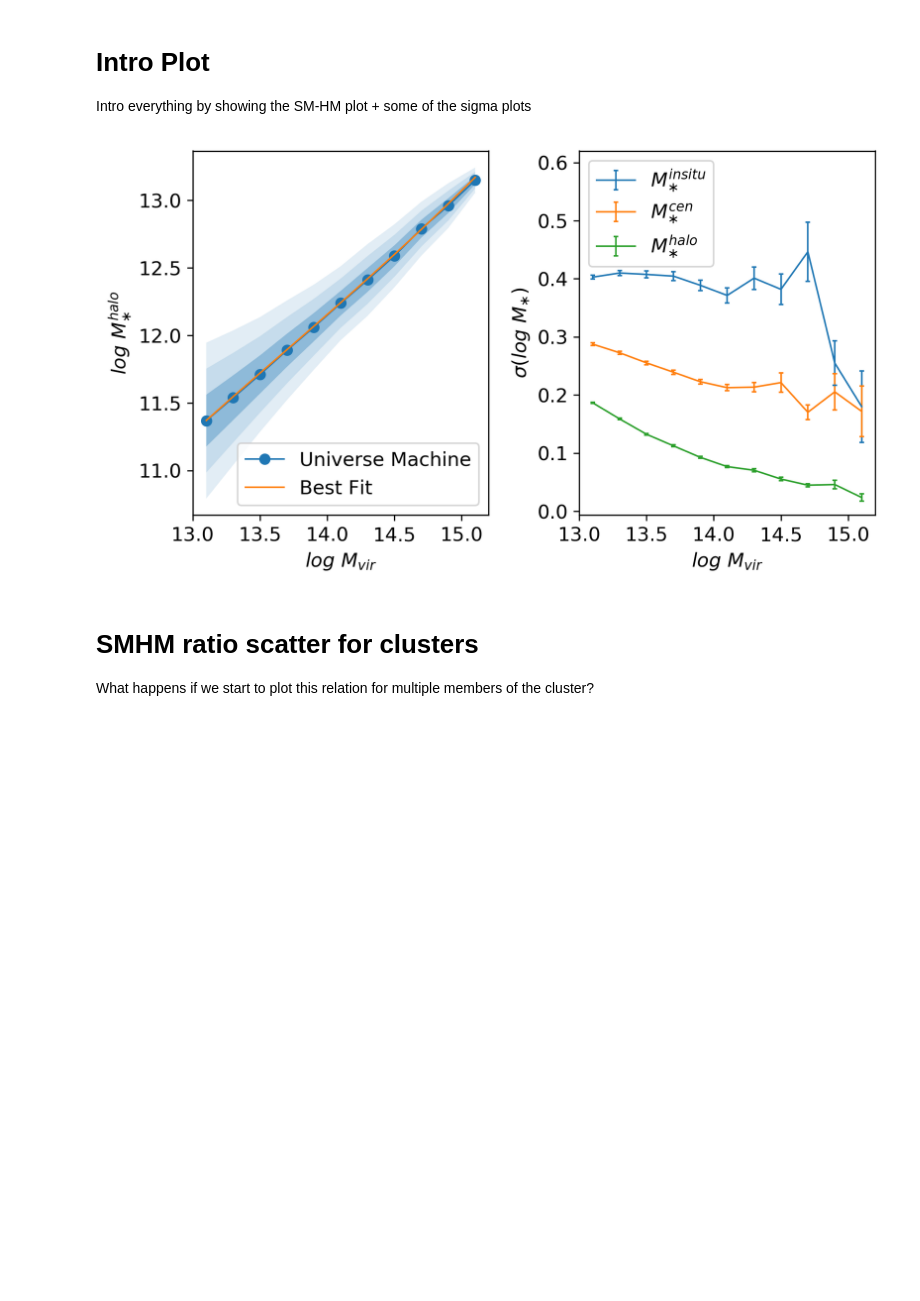
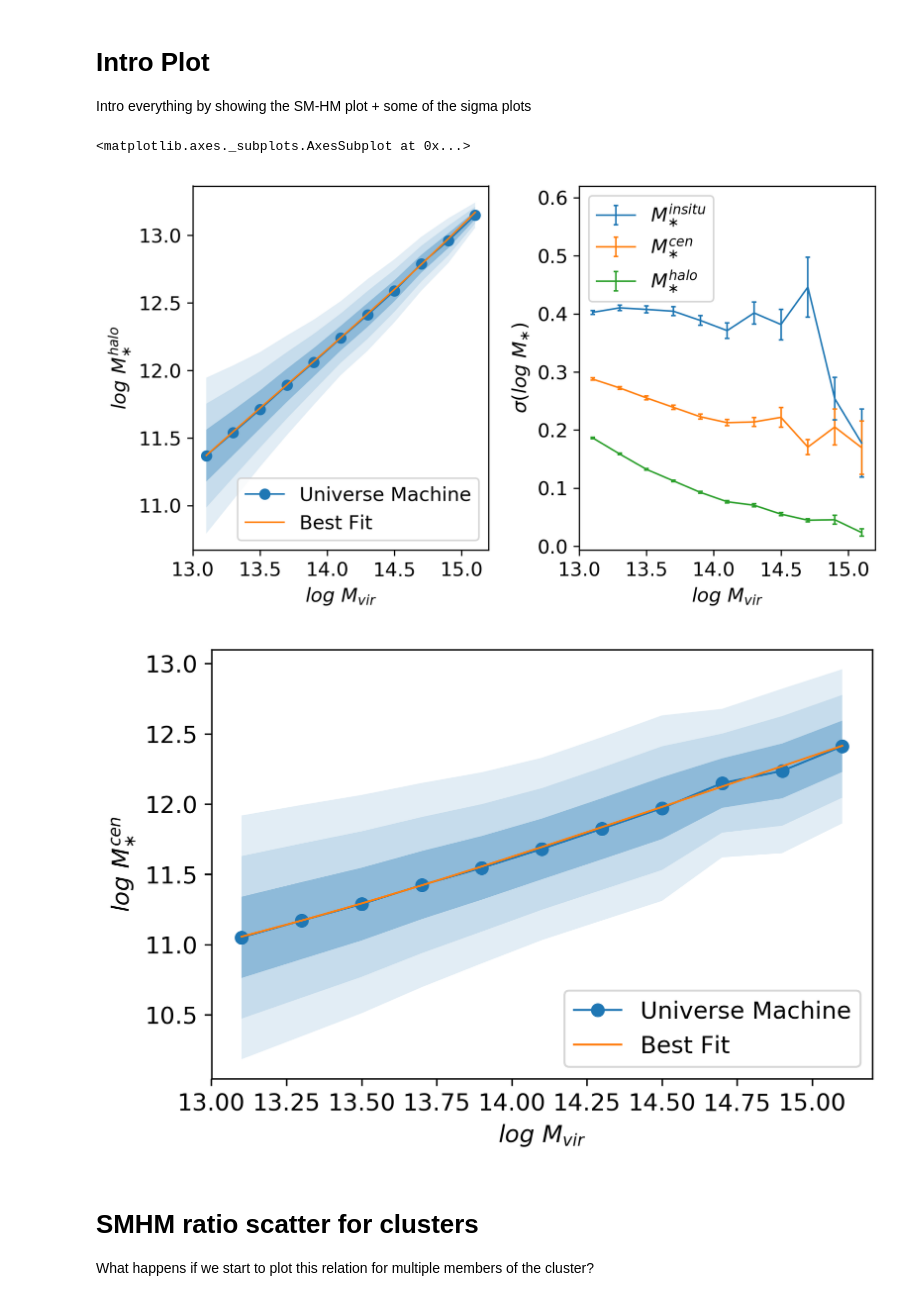
Before and after one commit to dr-guangtou/asap, a Jupyter notebook: cb/main.ipynb, the cells around one changed output. Saved outputs shown, nothing was run; the diff lists cells and outputs as text; code cells hidden in the pictures; blank space fills up the shorter version.

Commit message:
new plots and the lines of constant halo mass

```diff
--- a/cb/main.ipynb
+++ b/cb/main.ipynb
@@ -71,11 +71,14 @@ Intro everything by showing the SM-HM plot + some of the sigma plots
 # %%
 fig, axes = plt.subplots(1, 2)
 fig.set_size_inches(7, 4)
 plots.sm_vs_dm(data_halo_cut["halo"]["data"], "halo", fit=data_halo_cut["halo"]["fit"], ax=axes[0])
 plots.hm_vs_sm_scatter_variant(data_halo_cut, ax=axes[1])
 plt.tight_layout()
+plots.sm_vs_dm(data_halo_cut["cen"]["data"], "cen", fit=data_halo_cut["cen"]["fit"])
 # %% [output]
+<matplotlib.axes._subplots.AxesSubplot at 0x...>
 [figure]
+[figure, added]
 # %% [markdown]
 # SMHM ratio scatter for clusters
 
```
Also changed, not shown: parts of 4 cells of this notebook, 3 other files.
